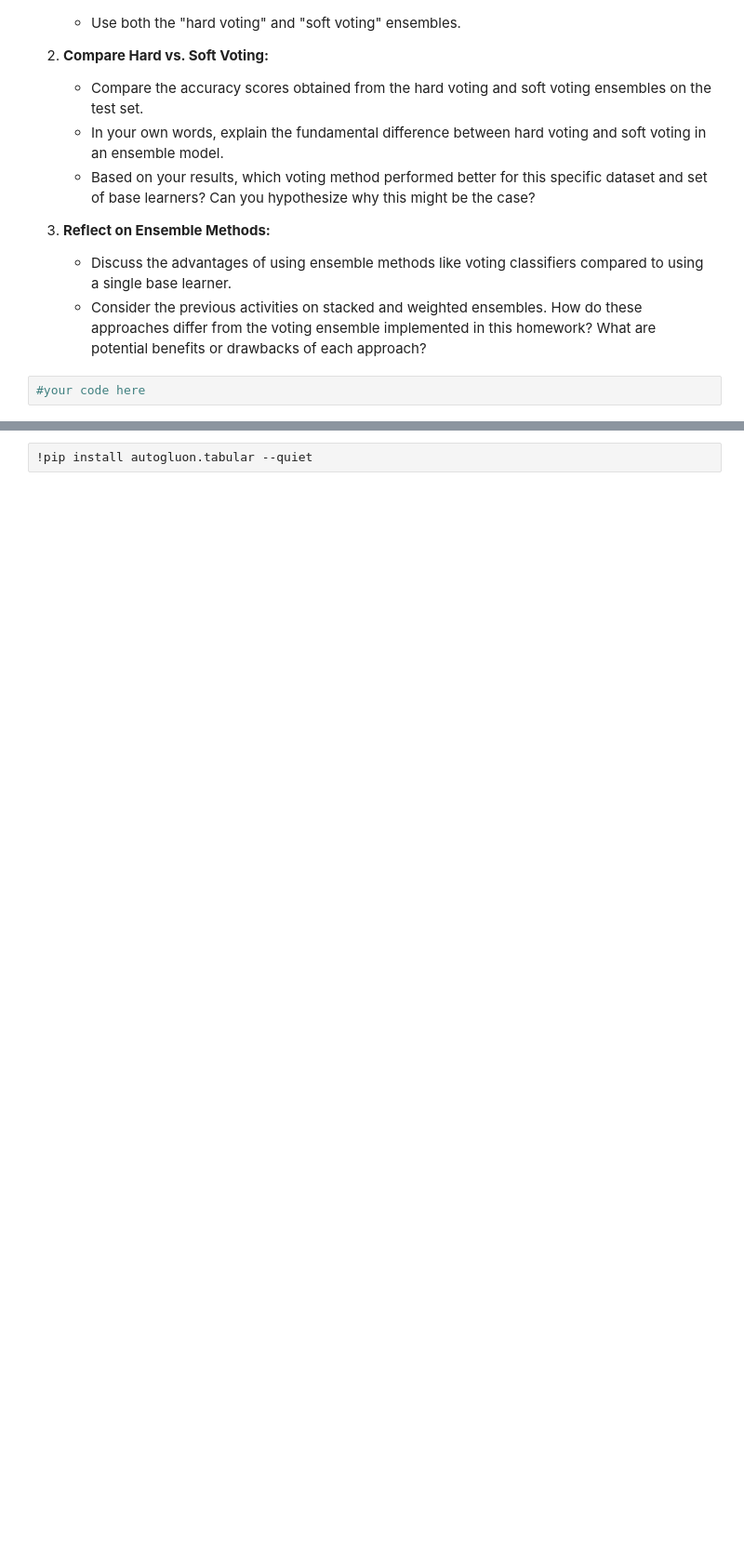
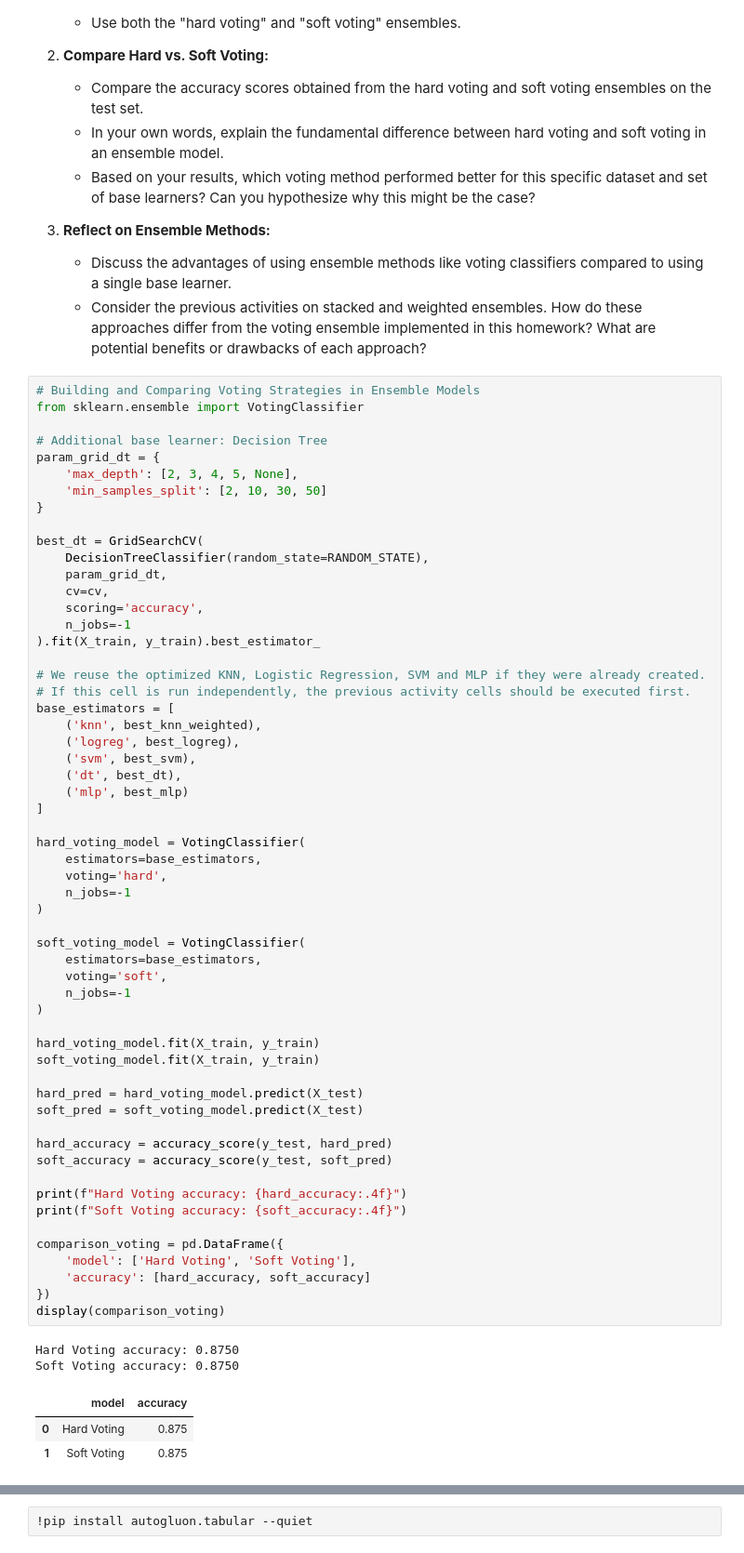
Before and after one commit to GadielStanislaw/Machine-Learning-Labs, a Jupyter notebook: Lab03DecisionTrees/Decision_Trees,_Random_Forest,_Stacked_Ensembles,_XGBoost,_AutoGluon_v3.ipynb, the cells around one changed output, grey strips where cells are left out. Shown at 93% size. Drawn from its saved outputs; the diff is of its cells as text; blank space fills up the shorter version.

```diff
--- a/Lab03DecisionTrees/Decision_Trees,_Random_Forest,_Stacked_Ensembles,_XGBoost,_AutoGluon_v3.ipynb
+++ b/Lab03DecisionTrees/Decision_Trees,_Random_Forest,_Stacked_Ensembles,_XGBoost,_AutoGluon_v3.ipynb
@@ -578,4 +754,65 @@ Based on the concepts of ensemble learning and the previous activities on Decisi
     *   Discuss the advantages of using ensemble methods like voting classifiers compared to using a single base learner.
     *   Consider the previous activities on stacked and weighted ensembles. How do these approaches differ from the voting ensemble implemented in this homework? What are potential benefits or drawbacks of each approach?
 # %%
-#your code here
+# Building and Comparing Voting Strategies in Ensemble Models
+from sklearn.ensemble import VotingClassifier
+
+# Additional base learner: Decision Tree
+param_grid_dt = {
+    'max_depth': [2, 3, 4, 5, None],
+    'min_samples_split': [2, 10, 30, 50]
+}
+
+best_dt = GridSearchCV(
+    DecisionTreeClassifier(random_state=RANDOM_STATE),
+    param_grid_dt,
+    cv=cv,
+    scoring='accuracy',
+    n_jobs=-1
+).fit(X_train, y_train).best_estimator_
+
+# We reuse the optimized KNN, Logistic Regression, SVM and MLP if they were already created.
+# If this cell is run independently, the previous activity cells should be executed first.
+base_estimators = [
+    ('knn', best_knn_weighted),
+    ('logreg', best_logreg),
+    ('svm', best_svm),
+    ('dt', best_dt),
+    ('mlp', best_mlp)
+]
+
+hard_voting_model = VotingClassifier(
+    estimators=base_estimators,
+    voting='hard',
+    n_jobs=-1
+)
+
+soft_voting_model = VotingClassifier(
+    estimators=base_estimators,
+    voting='soft',
+    n_jobs=-1
+)
+
+hard_voting_model.fit(X_train, y_train)
+soft_voting_model.fit(X_train, y_train)
+
+hard_pred = hard_voting_model.predict(X_test)
+soft_pred = soft_voting_model.predict(X_test)
+
+hard_accuracy = accuracy_score(y_test, hard_pred)
+soft_accuracy = accuracy_score(y_test, soft_pred)
+
+print(f"Hard Voting accuracy: {hard_accuracy:.4f}")
+print(f"Soft Voting accuracy: {soft_accuracy:.4f}")
+
+comparison_voting = pd.DataFrame({
+    'model': ['Hard Voting', 'Soft Voting'],
+    'accuracy': [hard_accuracy, soft_accuracy]
+})
+display(comparison_voting)
+# %% [output]
+Hard Voting accuracy: 0.8750
+Soft Voting accuracy: 0.8750
+|  | model | accuracy |
+| 0 | Hard Voting | 0.875 |
+| 1 | Soft Voting | 0.875 |
```
Also changed, not shown: parts of 8 cells of this notebook, 25 other files.
